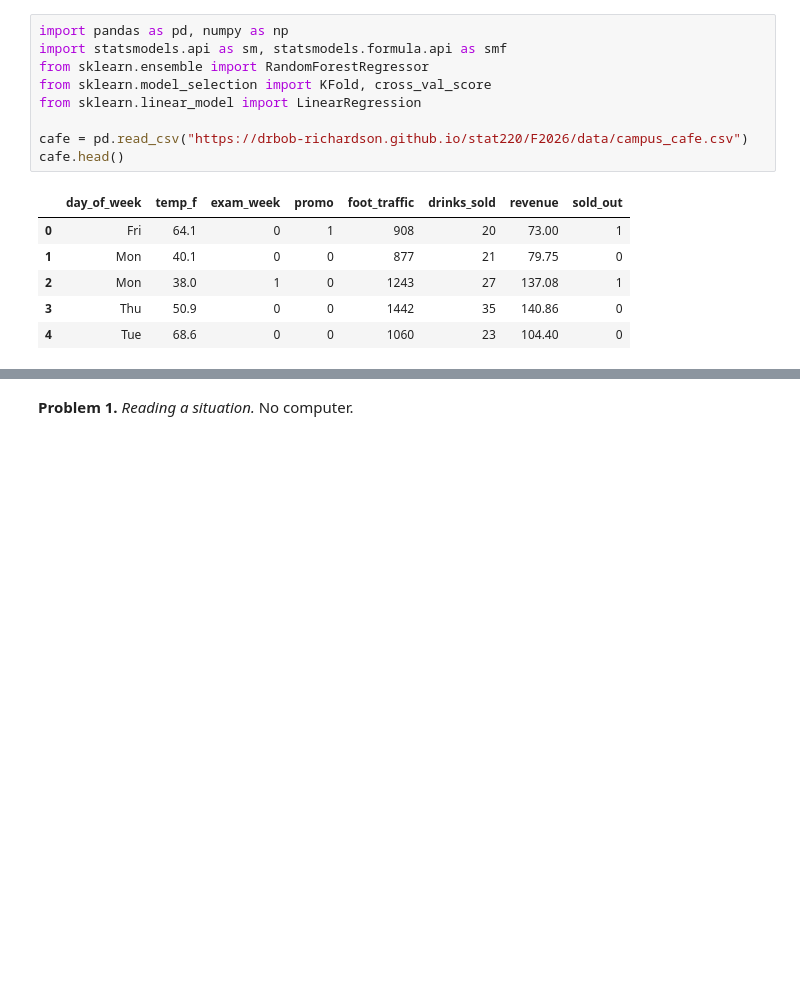
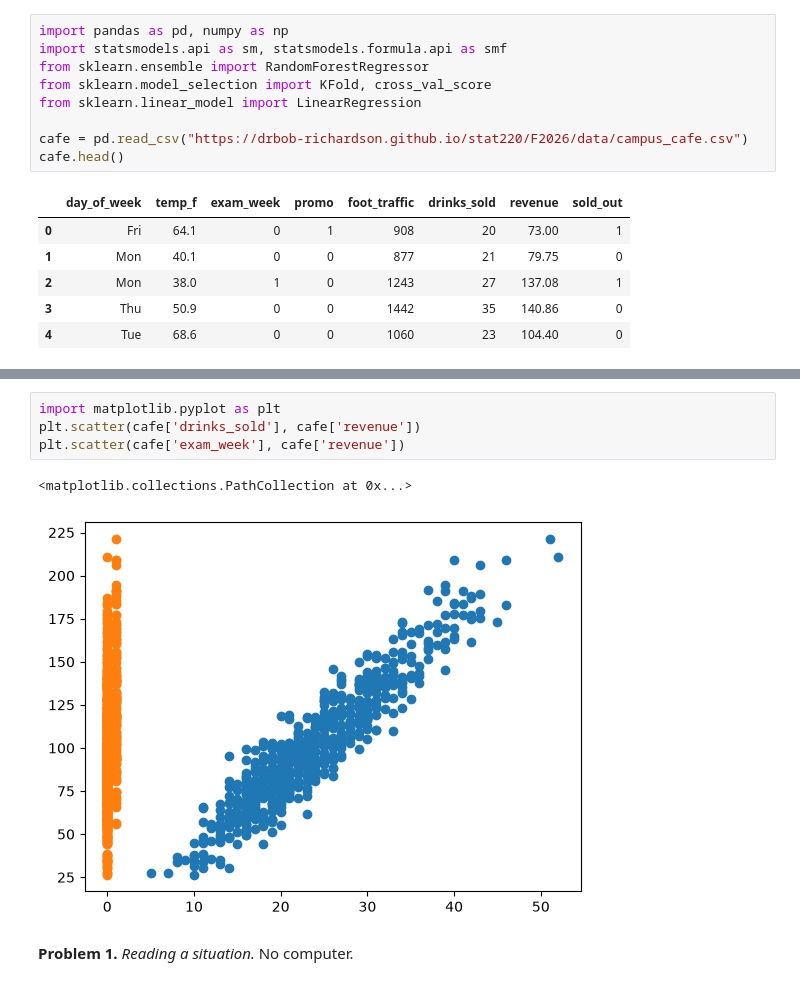
Before and after one commit to suzanaSSP/stat220-fall2026, a Jupyter notebook: F2026/Homework/Stat_220_HW_Unit02_Map_of_Models.ipynb, the cells around one changed output, grey strips where cells are left out. Drawn from its saved outputs; the diff is of its cells as text; blank space fills up the shorter version.

```diff
--- a/F2026/Homework/Stat_220_HW_Unit02_Map_of_Models.ipynb
+++ b/F2026/Homework/Stat_220_HW_Unit02_Map_of_Models.ipynb
@@ -22,3 +62,10 @@ cafe.head()
+# %%
+import matplotlib.pyplot as plt
+plt.scatter(cafe['drinks_sold'], cafe['revenue'])
+plt.scatter(cafe['exam_week'], cafe['revenue'])
+# %% [output]
+<matplotlib.collections.PathCollection at 0x...>
+[figure, added]
 # %% [markdown]
 **Problem 1.** *Reading a situation.* No computer.
 # %% [markdown]
```
Also changed, not shown: parts of 12 cells of this notebook.
